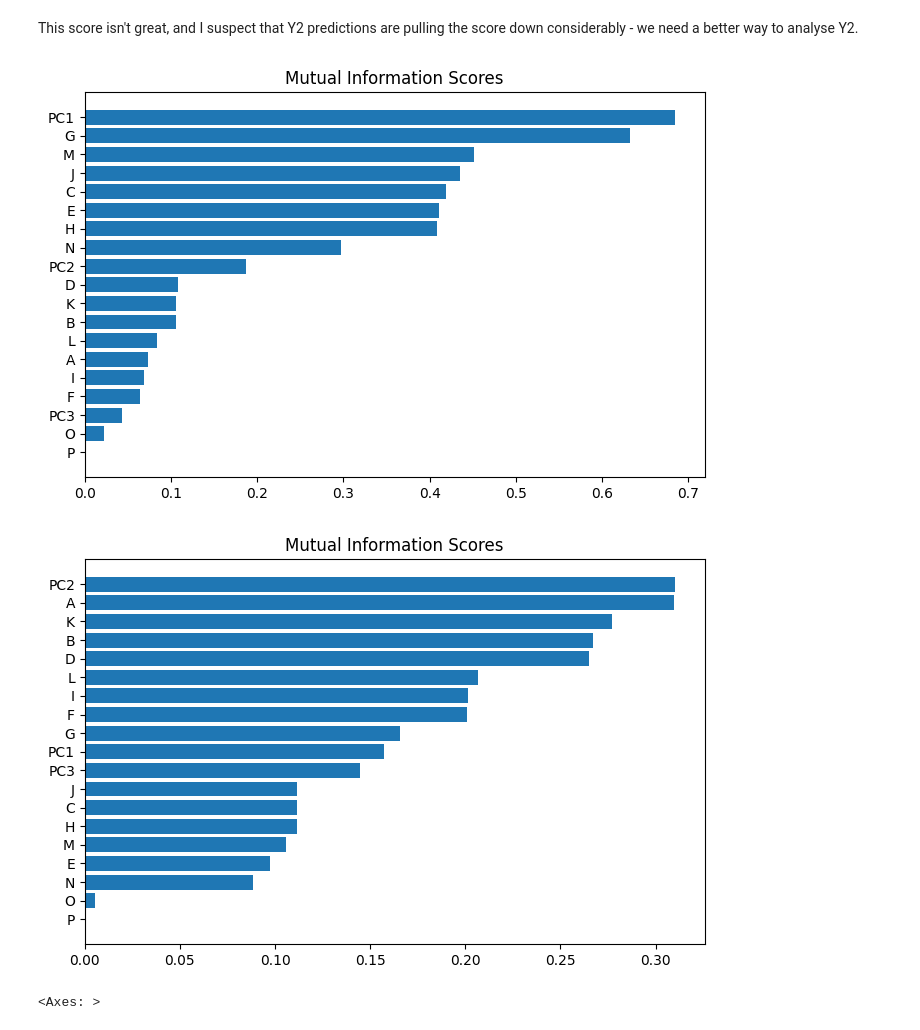
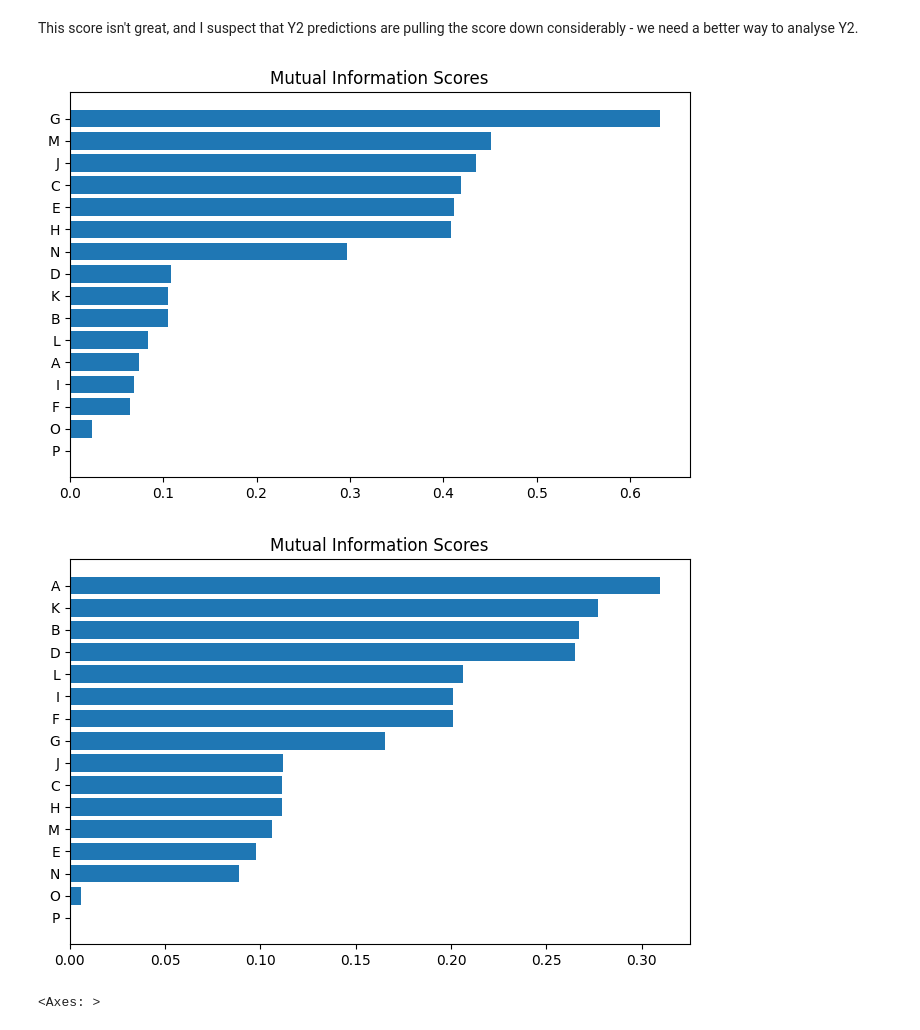
Before and after one commit to amsih/Illiquidiots, a Jupyter notebook: research/research.ipynb, the cells around one changed output. Cells and saved outputs as stored; diff of their text form; code cells hidden in the pictures.

```diff
--- a/research/research.ipynb
+++ b/research/research.ipynb
@@ -303,19 +311,29 @@ Creating an output CSV file
 # %% [markdown]
 This score isn't great, and I suspect that Y2 predictions are pulling the score down considerably - we need a better way to analyse Y2.
 # %%
+train_data = pd.read_csv('./data/train.csv') # Importing training data
+new_train_data = pd.read_csv("./data/train_new.csv")
+
+train_data = pd.concat((train_data, new_train_data), axis = 1, join = "inner")
+
+train_data["P"] = train_data["P"].fillna(0)
+train_data["O"] = train_data["O"].fillna(train_data["O"].median())
+
+train_data["O"] = np.log(train_data["O"])
+
 mi_scores = make_mi_scores(train_data.drop(["time", "Y1", "Y2"], axis = 1).dropna(axis = 0), train_data["Y1"])
 
 plt.figure(dpi=100, figsize=(8, 5))
 plot_mi_scores(mi_scores)
 # %% [output]
-[figure, old version]
+[figure, new version]
 # %%
 mi_scores = make_mi_scores(train_data.drop(["time", "Y1", "Y2"], axis = 1).dropna(axis = 0), train_data["Y2"])
 
 plt.figure(dpi=100, figsize=(8, 5))
 plot_mi_scores(mi_scores)
 # %% [output]
-[figure, old version]
+[figure, new version]
 # %%
 import seaborn as sns
 import pandas as pd
```
Also changed, not shown: parts of 2 cells of this notebook, 2 other files.
